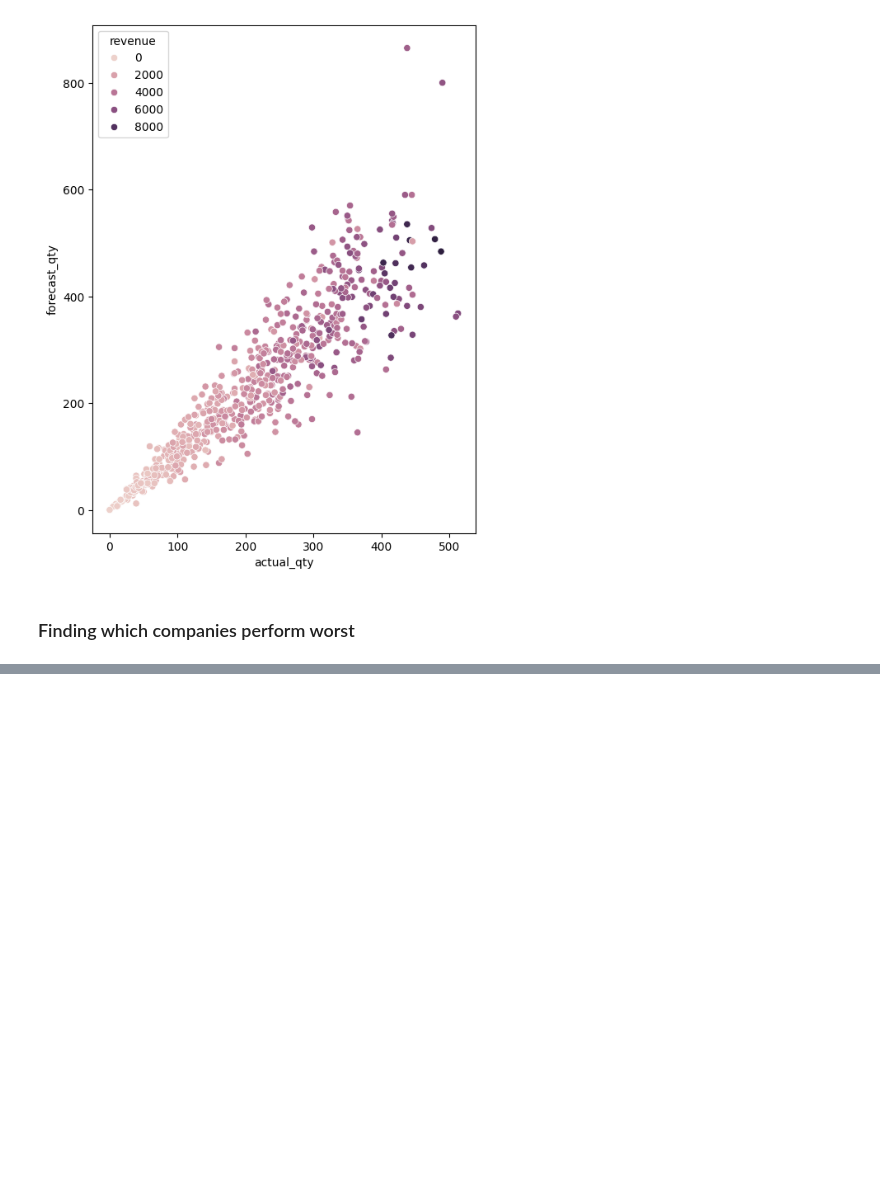
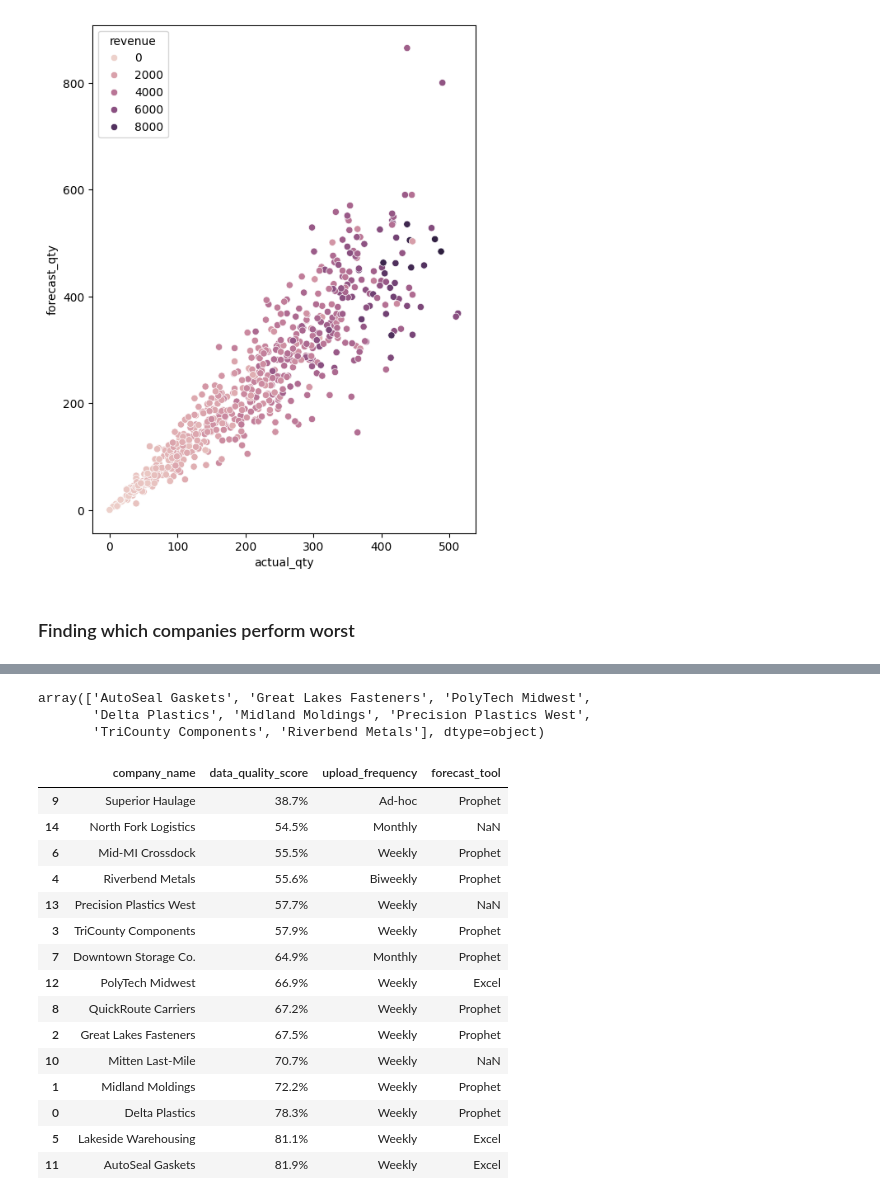
Before and after one commit to Burkey3072/MSUDatathon, a Jupyter notebook: forecast_model_limits_justin.ipynb, the cells around one changed output, grey strips where cells are left out. Cells and saved outputs as stored; diff of their text form; code cells hidden in the pictures; blank space fills up the shorter version.

```diff
--- a/forecast_model_limits_justin.ipynb
+++ b/forecast_model_limits_justin.ipynb
@@ -94,0 +127,26 @@ Name: pct_error, dtype: float64
+# %%
+orders['company_name'].unique()
+# %% [output]
+array(['AutoSeal Gaskets', 'Great Lakes Fasteners', 'PolyTech Midwest',
+       'Delta Plastics', 'Midland Moldings', 'Precision Plastics West',
+       'TriCounty Components', 'Riverbend Metals'], dtype=object)
+# %%
+# Maybe there is a correlation between the data quality scores?
+company_profiles[['company_name', 'trust_score', 'upload_frequency', 'forecast_tool']].sort_values('trust_score')
+# %% [output]
+|  | company_name | data_quality_score | upload_frequency | forecast_tool |
+| 9 | Superior Haulage | 38.7% | Ad-hoc | Prophet |
+| 14 | North Fork Logistics | 54.5% | Monthly | NaN |
+| 6 | Mid-MI Crossdock | 55.5% | Weekly | Prophet |
+| 4 | Riverbend Metals | 55.6% | Biweekly | Prophet |
+| 13 | Precision Plastics West | 57.7% | Weekly | NaN |
+| 3 | TriCounty Components | 57.9% | Weekly | Prophet |
+| 7 | Downtown Storage Co. | 64.9% | Monthly | Prophet |
+| 12 | PolyTech Midwest | 66.9% | Weekly | Excel |
+| 8 | QuickRoute Carriers | 67.2% | Weekly | Prophet |
+| 2 | Great Lakes Fasteners | 67.5% | Weekly | Prophet |
+| 10 | Mitten Last-Mile | 70.7% | Weekly | NaN |
+| 1 | Midland Moldings | 72.2% | Weekly | Prophet |
+| 0 | Delta Plastics | 78.3% | Weekly | Prophet |
+| 5 | Lakeside Warehousing | 81.1% | Weekly | Excel |
+| 11 | AutoSeal Gaskets | 81.9% | Weekly | Excel |
```
Also changed, not shown: parts of 7 cells of this notebook.
